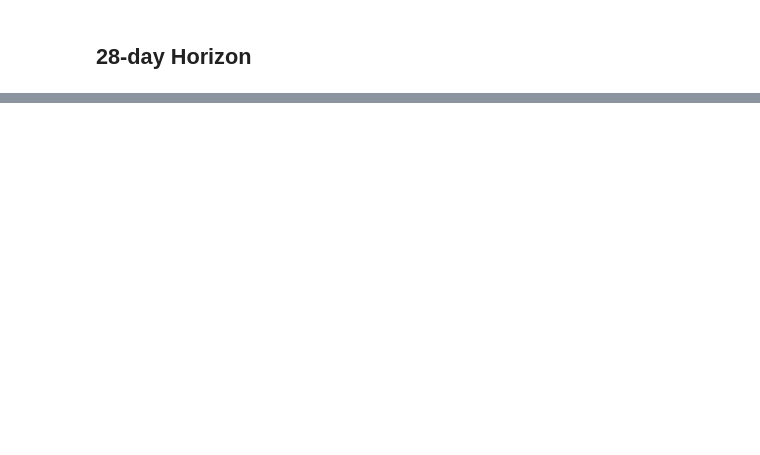
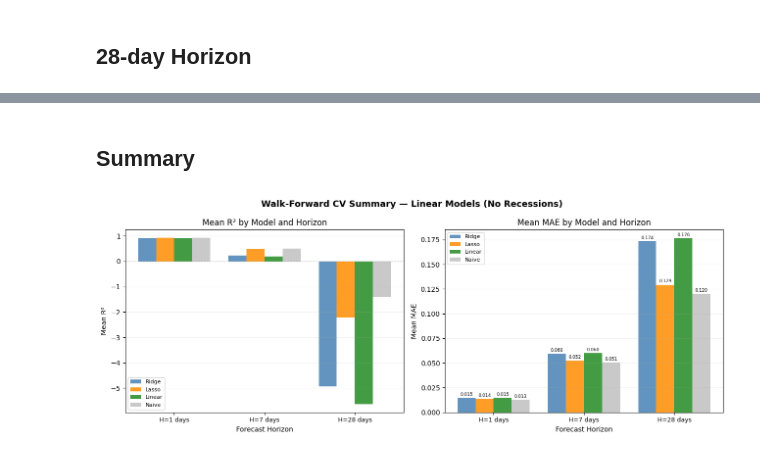
Before and after one commit to 2tmb2/CorporateBondSpreadPrediction, a Jupyter notebook: linear_models.ipynb, the cells around one changed output, grey strips where cells are left out. Saved outputs shown, nothing was run; the diff lists cells and outputs as text; code cells hidden in the pictures; blank space fills up the shorter version.

```diff
--- a/linear_models.ipynb
+++ b/linear_models.ipynb
@@ -203,0 +320,50 @@ Linear R2 = 0.21117269113960413
+# %% [markdown]
+## Summary
+# %%
+horizons     = [1, 7, 28]
+results_by_h = {1: results_df_h1, 7: results_df_h7, 28: results_df_h28}
+model_names  = ['Ridge', 'Lasso', 'Linear', 'Naive']
+colors_map   = {**MC, 'Naive': 'silver'}
+
+fig, axes = plt.subplots(1, 2, figsize=(13, 5))
+fig.suptitle('Walk-Forward CV Summary — Linear Models (No Recessions)',
+             fontsize=13, fontweight='bold')
+
+x = np.arange(len(horizons))
+width = 0.2
+
+# ── Mean R² ──────────────────────────────────────────────────────────────────
+ax = axes[0]
+for i, name in enumerate(model_names):
+    vals = [results_by_h[h][f'R2_{name}'].mean() for h in horizons]
+    ax.bar(x + i * width, vals, width, label=name, color=colors_map[name], alpha=0.85)
+ax.axhline(0, color='#555', lw=0.8, linestyle='--', alpha=0.5)
+ax.set_xticks(x + width * 1.5)
+ax.set_xticklabels([f'H={h} days' for h in horizons], fontsize=9)
+ax.set_xlabel('Forecast Horizon')
+ax.set_ylabel('Mean R²')
+ax.set_title('Mean R² by Model and Horizon')
+ax.legend(fontsize=8, framealpha=0.8)
+ax.grid(True, axis='y', alpha=0.15)
+
+# ── Mean MAE ─────────────────────────────────────────────────────────────────
+ax = axes[1]
+for i, name in enumerate(model_names):
+    vals = [results_by_h[h][f'MAE_{name}'].mean() for h in horizons]
+    bars = ax.bar(x + i * width, vals, width, label=name,
+                  color=colors_map[name], alpha=0.85)
+    for bar, val in zip(bars, vals):
+        ax.text(bar.get_x() + bar.get_width() / 2, bar.get_height() + 0.001,
+                f'{val:.3f}', ha='center', va='bottom', fontsize=6.5)
+ax.set_xticks(x + width * 1.5)
+ax.set_xticklabels([f'H={h} days' for h in horizons], fontsize=9)
+ax.set_xlabel('Forecast Horizon')
+ax.set_ylabel('Mean MAE')
+ax.set_title('Mean MAE by Model and Horizon')
+ax.legend(fontsize=8, framealpha=0.8)
+ax.grid(True, axis='y', alpha=0.15)
+
+plt.tight_layout()
+plt.show()
+# %% [output]
+[figure, added]
```
Also changed, not shown: parts of 20 cells of this notebook, 3 other files.
